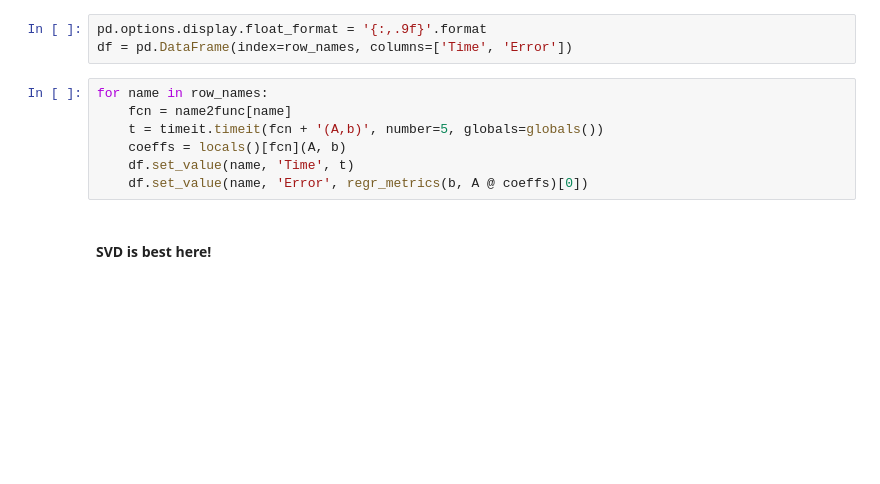
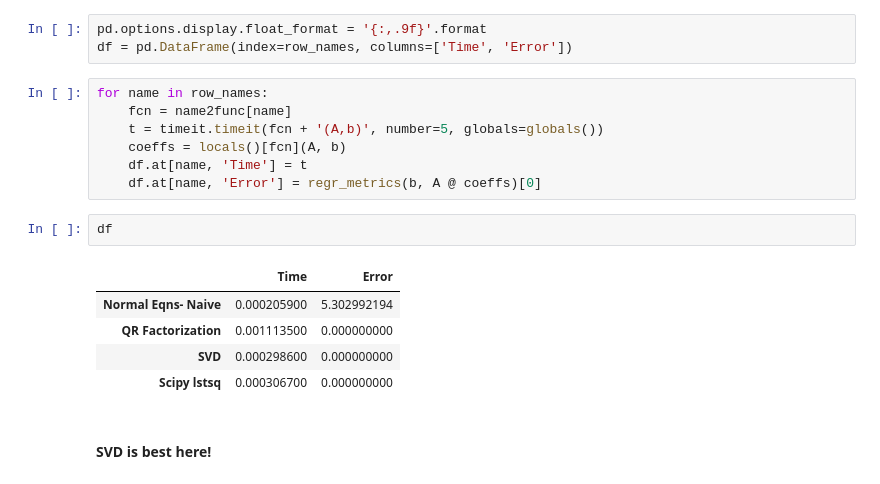
Before and after one commit to hansellperez/MATH578-personal, a Jupyter notebook: Lectures/Lec07_Implement LR.ipynb, the cells around one changed output. Drawn from its saved outputs; the diff is of its cells as text; blank space fills up the shorter version.

```diff
--- a/Lectures/Lec07_Implement LR.ipynb
+++ b/Lectures/Lec07_Implement LR.ipynb
@@ -455,8 +488,16 @@ for name in row_names:
     fcn = name2func[name]
     t = timeit.timeit(fcn + '(A,b)', number=5, globals=globals())
     coeffs = locals()[fcn](A, b)
-    df.set_value(name, 'Time', t)
-    df.set_value(name, 'Error', regr_metrics(b, A @ coeffs)[0])
+    df.at[name, 'Time'] = t
+    df.at[name, 'Error'] = regr_metrics(b, A @ coeffs)[0]
+# %%
+df
+# %% [output]
+|  | Time | Error |
+| Normal Eqns- Naive | 0.000205900 | 5.302992194 |
+| QR Factorization | 0.001113500 | 0.000000000 |
+| SVD | 0.000298600 | 0.000000000 |
+| Scipy lstsq | 0.000306700 | 0.000000000 |
 # %% [markdown]
 #### SVD is best here!
 # %% [markdown]
```
Also changed, not shown: parts of 30 cells of this notebook, 1 other file.
